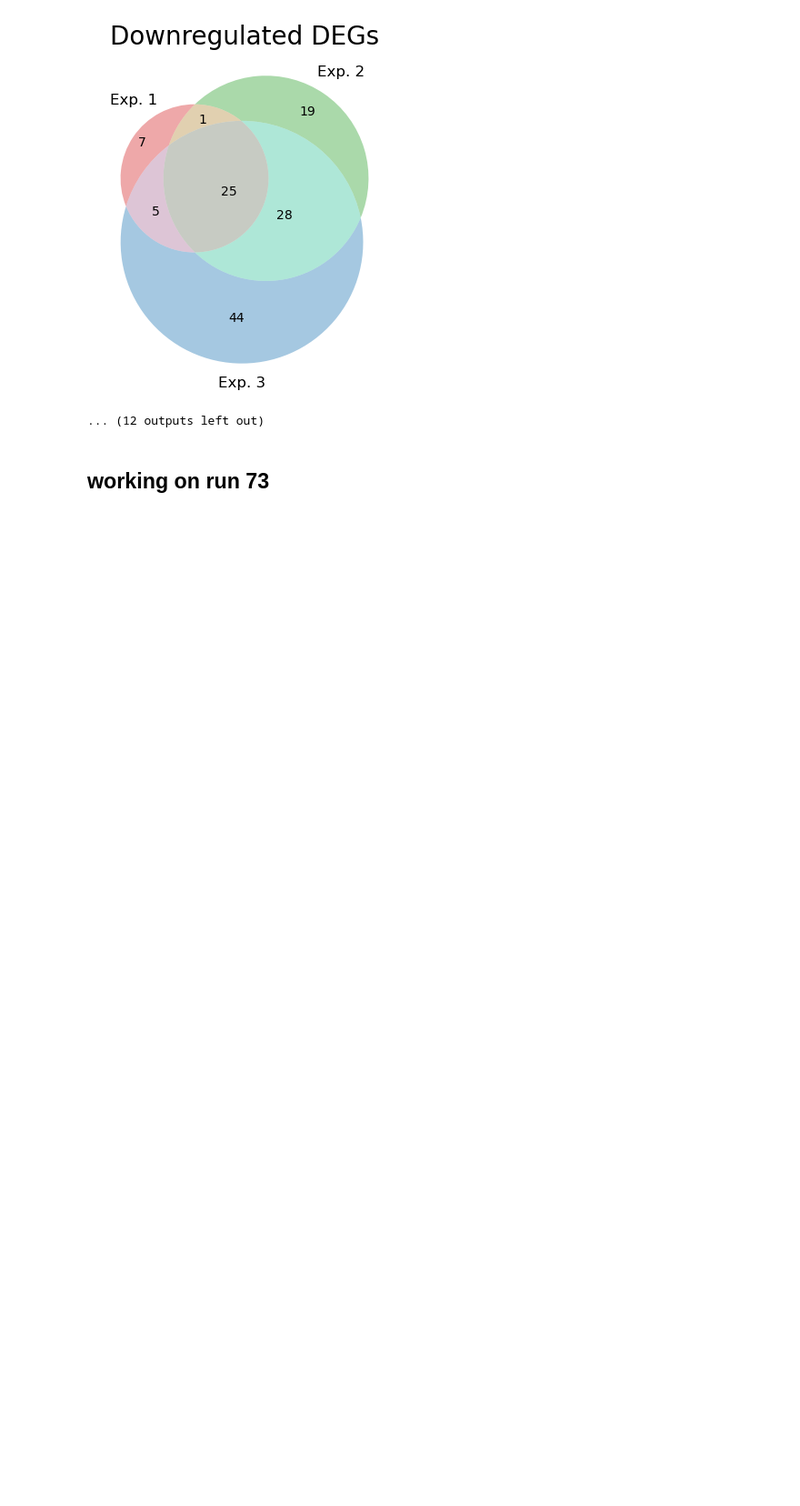
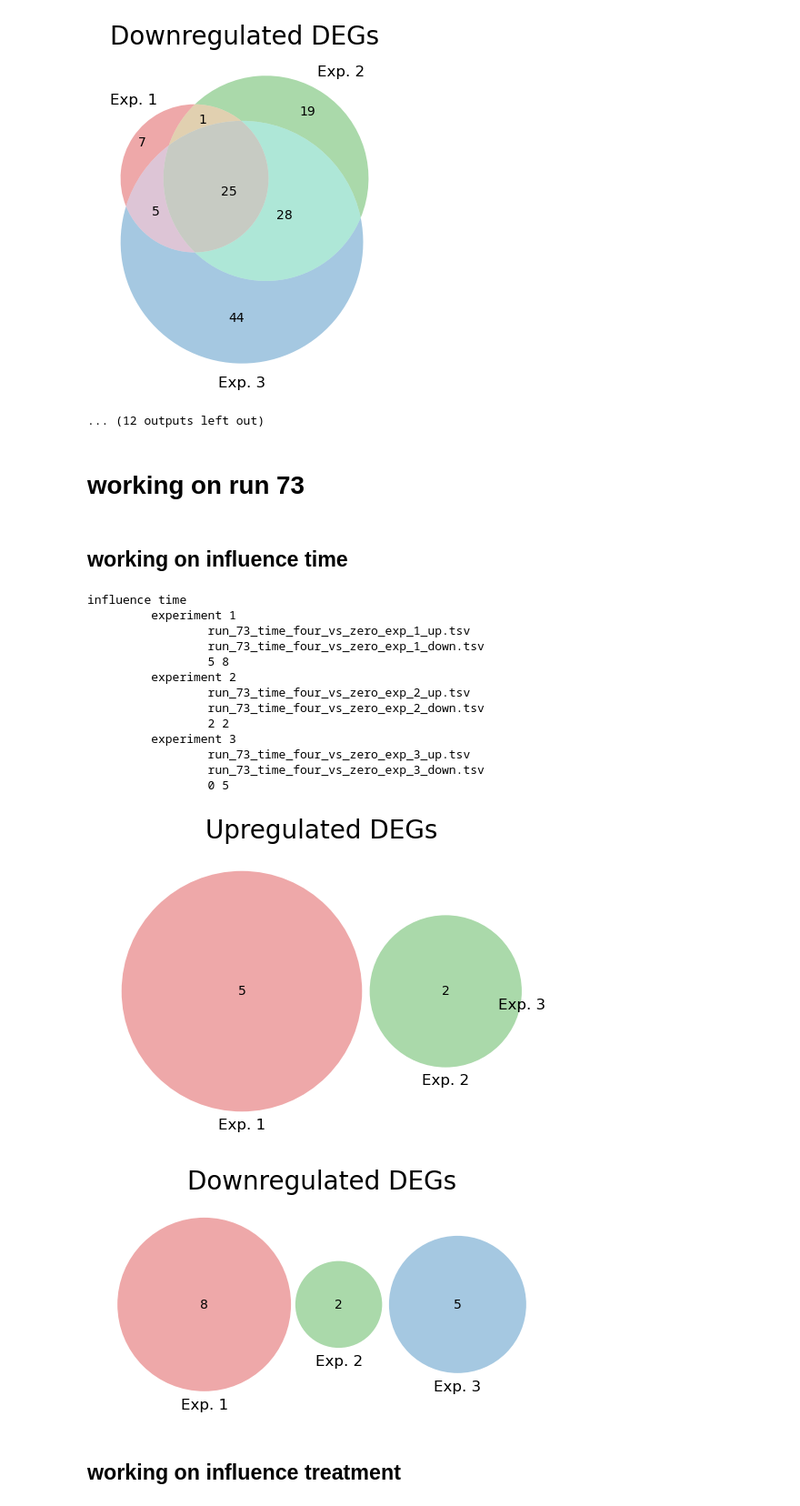
Before and after one commit to adelomana/vigur, a Jupyter notebook: sequencing/hypotheses_testing/filter2.ipynb, the cells around one changed output. Shown at 91% size. Saved outputs shown, nothing was run; the diff lists cells and outputs as text; code cells hidden in the pictures; blank space fills up the shorter version.

Commit message:
completed version DEGs across experiments

```diff
--- a/sequencing/hypotheses_testing/filter2.ipynb
+++ b/sequencing/hypotheses_testing/filter2.ipynb
@@ -218,4 +220,65 @@ TNFa four
 [figure]
 ... (12 outputs left out)
 # %% [markdown]
-## working on run 73
+# working on run 73
+# %%
+run = '73'
+# %% [markdown]
+## working on influence time
+# %%
+print('influence time')
+timepoint = 'four'
+
+# iterating over experiments
+ups = []; downs = []
+for experiment in experiments:
+    print('\t experiment', experiment)
+
+    DEG_files = [sub for sub in result_files if (run+'_time' in sub) & ('_'+timepoint+'_' in sub) & ('exp_'+experiment in sub)]
+    DEG_files.sort()
+
+    if len(DEG_files) != 2:
+        raise ValueError('found more files than expected')
+
+    up_file = DEG_files[1]
+    path = results_dir + up_file
+    df = pandas.read_csv(path, sep='\t', index_col=0)
+    ensembl_IDs_up = df.index.to_list()
+
+    down_file = DEG_files[0]
+    path = results_dir + down_file
+    df = pandas.read_csv(path, sep='\t', index_col=0)
+    ensembl_IDs_down = df.index.to_list()
+
+    print('\t\t', up_file)
+    print('\t\t', down_file)
+    print('\t\t', len(ensembl_IDs_up), len(ensembl_IDs_down))
+
+    ups.append(set(ensembl_IDs_up)); downs.append(set(ensembl_IDs_down))
+
+# find the intersect
+matplotlib_venn.venn3([set(ups[0]), set(ups[1]), set(ups[2])], set_labels=['Exp. 1', 'Exp. 2', 'Exp. 3'], set_colors = ['tab:red', 'tab:green', 'tab:blue'])
+matplotlib.pyplot.title('Upregulated DEGs', fontsize=20)
+matplotlib.pyplot.show()
+
+matplotlib_venn.venn3([set(downs[0]), set(downs[1]), set(downs[2])], set_labels=['Exp. 1', 'Exp. 2', 'Exp. 3'], set_colors = ['tab:red', 'tab:green', 'tab:blue'])
+matplotlib.pyplot.title('Downregulated DEGs', fontsize=20)
+matplotlib.pyplot.show()
+# %% [output]
+influence time
+         experiment 1
+                 run_73_time_four_vs_zero_exp_1_up.tsv
+                 run_73_time_four_vs_zero_exp_1_down.tsv
+                 5 8
+         experiment 2
+                 run_73_time_four_vs_zero_exp_2_up.tsv
+                 run_73_time_four_vs_zero_exp_2_down.tsv
+                 2 2
+         experiment 3
+                 run_73_time_four_vs_zero_exp_3_up.tsv
+                 run_73_time_four_vs_zero_exp_3_down.tsv
+                 0 5
+[figure, added]
+[figure, added]
+# %% [markdown]
+## working on influence treatment
```
Also changed, not shown: parts of 11 cells of this notebook.
